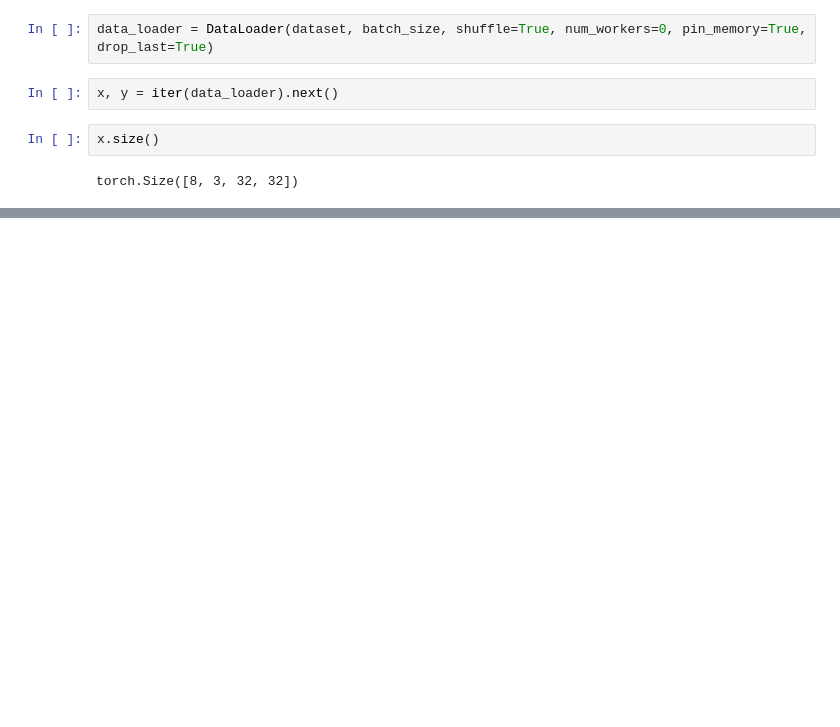
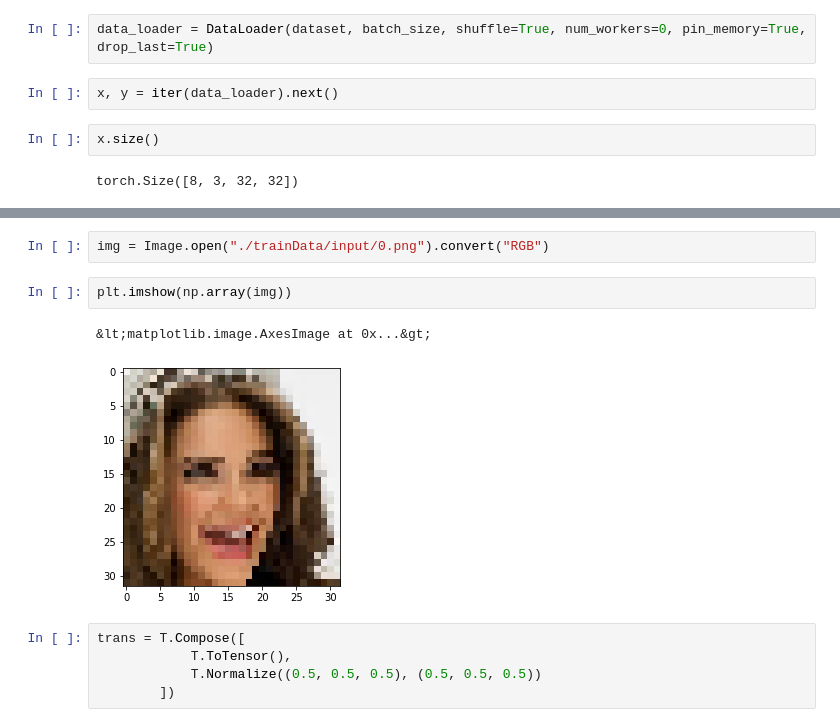
Before and after one commit to khlee369/SRGAN, a Jupyter notebook: test.ipynb, the cells around one changed output, grey strips where cells are left out. Drawn from its saved outputs; the diff is of its cells as text; blank space fills up the shorter version.

```diff
--- a/test.ipynb
+++ b/test.ipynb
@@ -71,0 +95,12 @@ torch.Size([8, 3, 128, 128])
+# %%
+img = Image.open("./trainData/input/0.png").convert("RGB")
+# %%
+plt.imshow(np.array(img))
+# %% [output]
+&lt;matplotlib.image.AxesImage at 0x...&gt;
+[figure, added]
+# %%
+trans = T.Compose([
+            T.ToTensor(),
+            T.Normalize((0.5, 0.5, 0.5), (0.5, 0.5, 0.5))
+        ])
```
Also changed, not shown: parts of 14 cells of this notebook.
